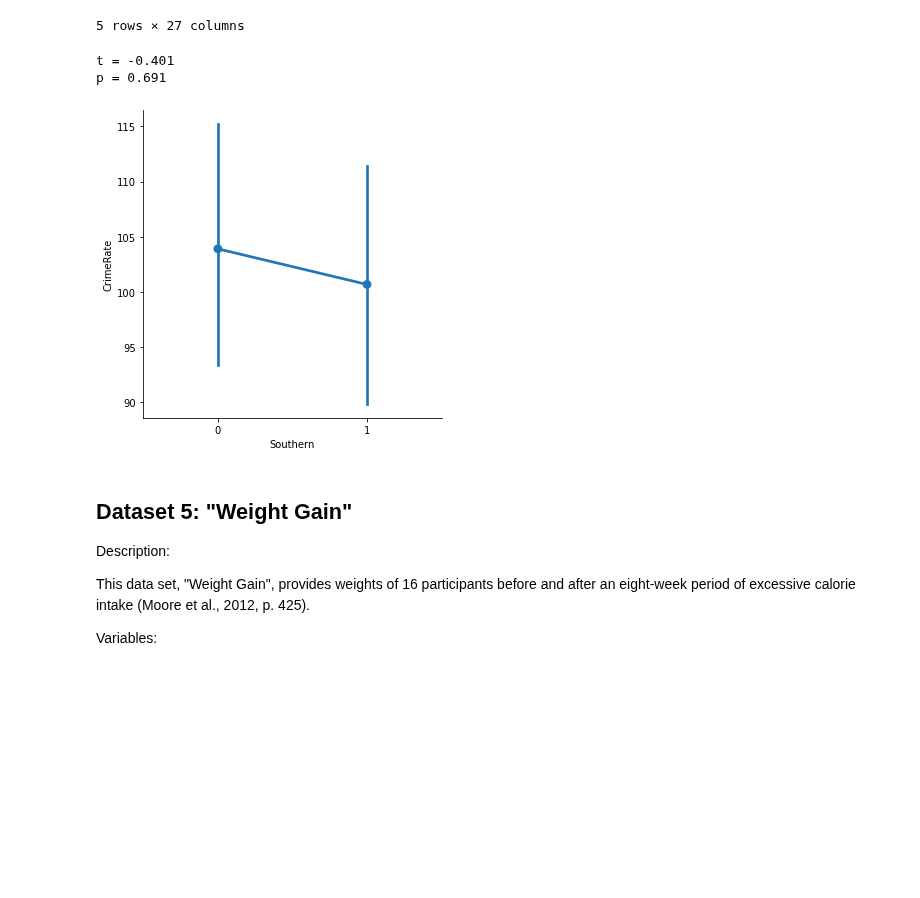
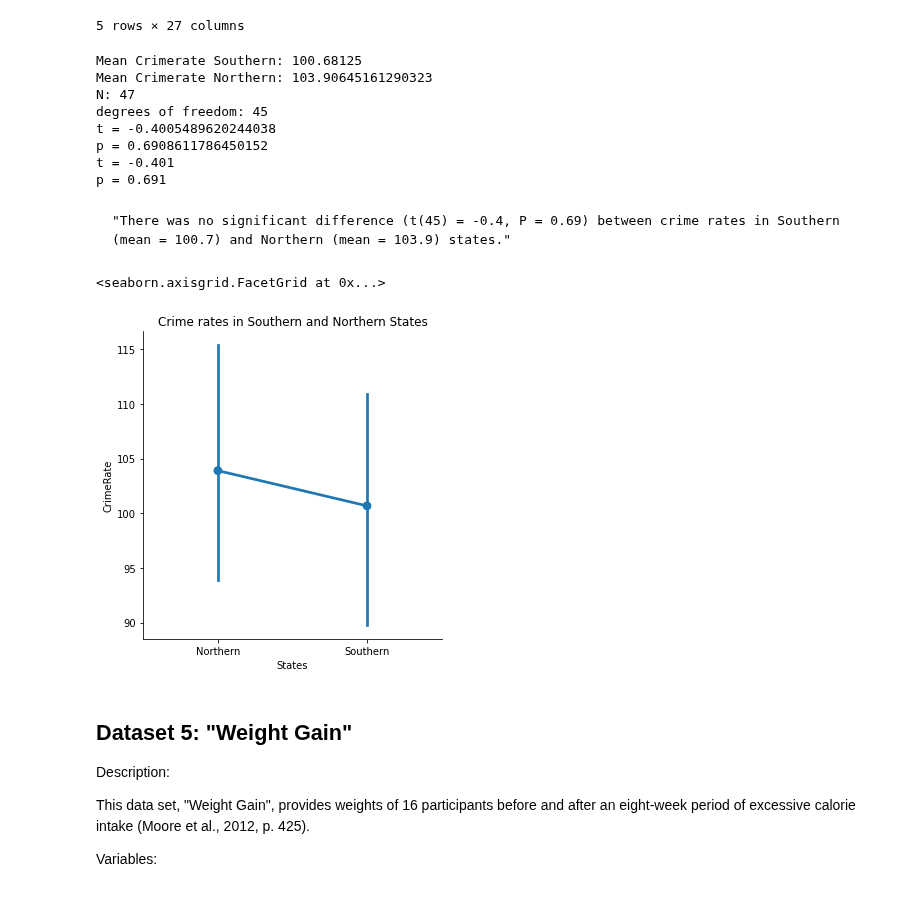
Before and after one commit to ethanweed/ExPsyLing, a Jupyter notebook: 2021/Notebooks/Lab_08_t-tests-solutions.ipynb, the cells around one changed output. Cells and saved outputs as stored; diff of their text form; code cells hidden in the pictures; blank space fills up the shorter version.

```diff
--- a/2021/Notebooks/Lab_08_t-tests-solutions.ipynb
+++ b/2021/Notebooks/Lab_08_t-tests-solutions.ipynb
@@ -255,22 +291,45 @@ df.head()
 5 rows × 27 columns
 # %%
 Southern = pd.DataFrame(df.loc[df['Southern'] == 1]['CrimeRate'])
-NotSouthern = pd.DataFrame(df.loc[df['Southern'] == 0]['CrimeRate'])
+Northern = pd.DataFrame(df.loc[df['Southern'] == 0]['CrimeRate'])
 
 t, p = stats.ttest_ind(Southern['CrimeRate'], NotSouthern['CrimeRate'], equal_var = False)
 
+# get statistics for reporting
+
+print('Mean Crimerate Southern:', statistics.mean(Southern['CrimeRate']))
+print('Mean Crimerate Northern:', statistics.mean(Northern['CrimeRate']))
+print('N:', len(Southern['CrimeRate']) + len(Northern['CrimeRate']))
+print('degrees of freedom:', len(Southern['CrimeRate']) + len(Northern['CrimeRate'])-2)
+print("t =", t)
+print("p =", p)
+
 print("t =", round(t,3))
 print("p =", round(p,3))
-
-len(Southern)
-len(NotSouthern)
 # %% [output]
+Mean Crimerate Southern: 100.68125
+Mean Crimerate Northern: 103.90645161290323
+N: 47
+degrees of freedom: 45
+t = -0.4005489620244038
+p = 0.6908611786450152
 t = -0.401
 p = 0.691
+# %% [markdown]
+    "There was no significant difference (t(45) = -0.4, P = 0.69) between crime rates in Southern (mean = 100.7) and Northern (mean = 103.9) states."
 # %%
-ax = sns.catplot(x="Southern", y = 'CrimeRate', kind="point", data = df)
+df = pd.read_csv('https://raw.githubusercontent.com/ethanweed/datasets-for-teaching/main/sheffield_MASH/crime.csv')
+
+# Replace 0 and 1 with "Northern" and "Southern" so that the categories are clearer in the graph
+df.loc[df['Southern'] == 0, 'States'] = 'Northern'
+df.loc[df['Southern'] == 1, 'States'] = 'Southern'
+
+
+ax = sns.catplot(x="States", y = 'CrimeRate', kind="point", data = df)
+ax.set(title = 'Crime rates in Southern and Northern States')
 # %% [output]
+<seaborn.axisgrid.FacetGrid at 0x...>
-[figure, old version]
+[figure, new version]
 # %% [markdown]
 ## Dataset 5: "Weight Gain"
 
```
Also changed, not shown: parts of 13 cells of this notebook, 1 other file.
